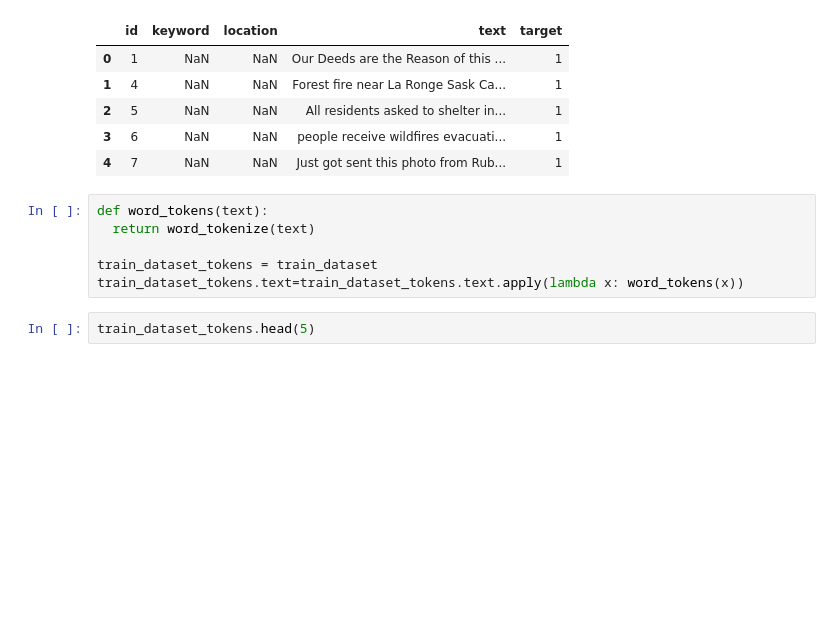
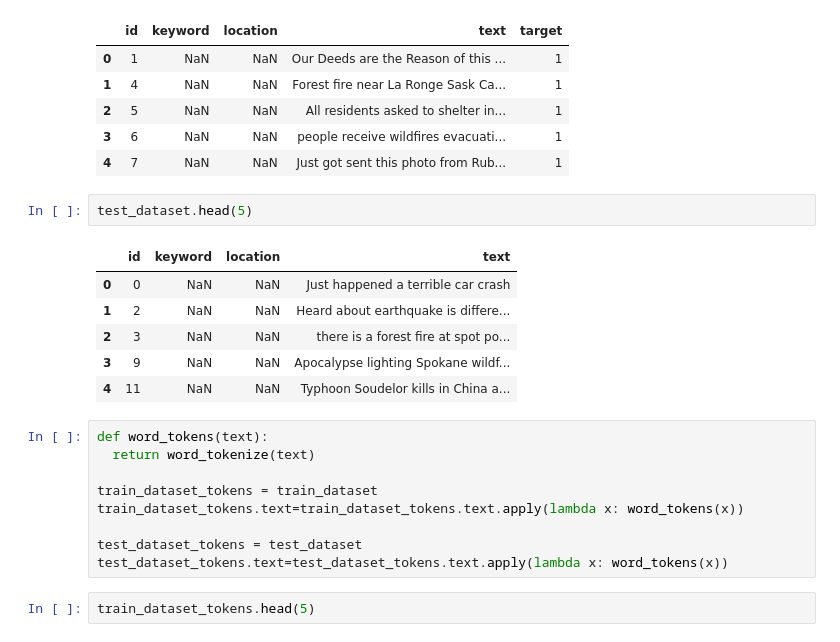
Before and after one commit to nasthosh/kaggle_competition_python, a Jupyter notebook: data_analysis.ipynb, the cells around one changed output. Drawn from its saved outputs; the diff is of its cells as text; blank space fills up the shorter version.

```diff
--- a/data_analysis.ipynb
+++ b/data_analysis.ipynb
@@ -81,12 +117,24 @@ train_dataset.head(5)
 | 2 | 5 | NaN | NaN | All residents asked to shelter in... | 1 |
 | 3 | 6 | NaN | NaN | people receive wildfires evacuati... | 1 |
 | 4 | 7 | NaN | NaN | Just got sent this photo from Rub... | 1 |
+# %%
+test_dataset.head(5)
+# %% [output]
+|  | id | keyword | location | text |
+| 0 | 0 | NaN | NaN | Just happened a terrible car crash |
+| 1 | 2 | NaN | NaN | Heard about earthquake is differe... |
+| 2 | 3 | NaN | NaN | there is a forest fire at spot po... |
+| 3 | 9 | NaN | NaN | Apocalypse lighting Spokane wildf... |
+| 4 | 11 | NaN | NaN | Typhoon Soudelor kills in China a... |
 # %%
 def word_tokens(text):
   return word_tokenize(text)
 
 train_dataset_tokens = train_dataset
 train_dataset_tokens.text=train_dataset_tokens.text.apply(lambda x: word_tokens(x))
+
+test_dataset_tokens = test_dataset
+test_dataset_tokens.text=test_dataset_tokens.text.apply(lambda x: word_tokens(x))
 # %%
 train_dataset_tokens.head(5)
 # %% [output]
```
Also changed, not shown: parts of 14 cells of this notebook.
